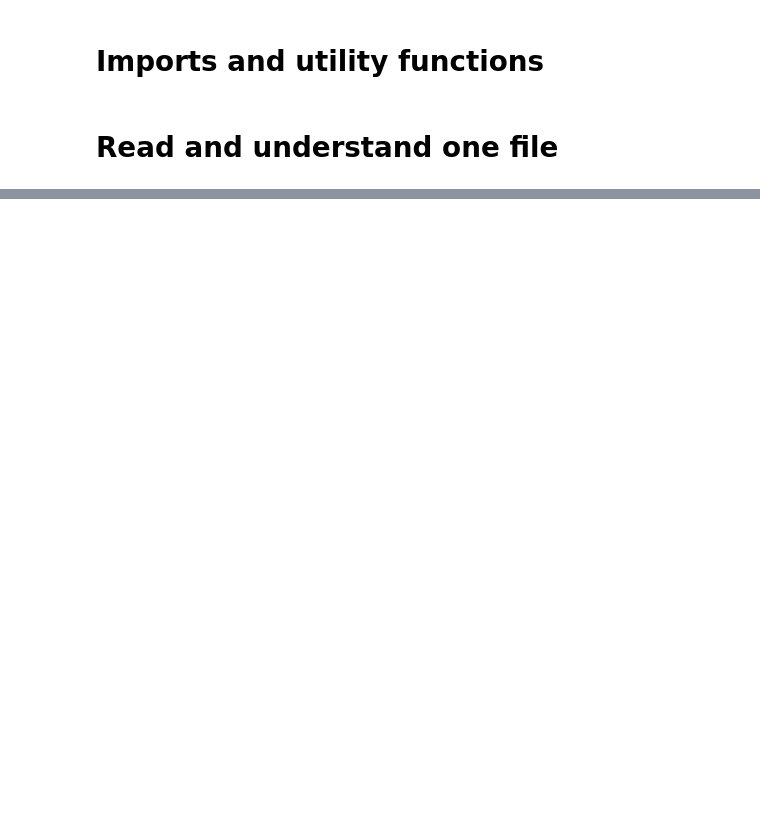
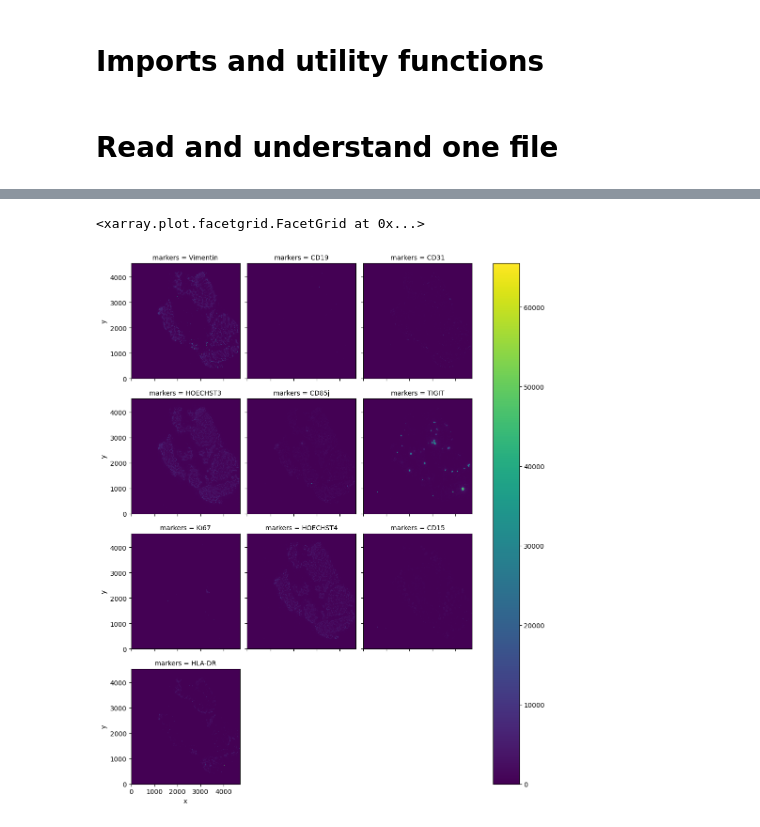
Before and after one commit to yakirr/uc-analysis, a Jupyter notebook: 0.uc-dimreduce.ipynb, the cells around one changed output, grey strips where cells are left out. Cells and saved outputs as stored; diff of their text form; code cells hidden in the pictures; blank space fills up the shorter version.

```diff
--- a/0.uc-dimreduce.ipynb
+++ b/0.uc-dimreduce.ipynb
@@ -37,0 +51,8 @@ import xml.etree.ElementTree as ET
+# %%
+# convert file to xarray DataArray with 3 dimensions: y, x, and marker, datatype can be uint16
+
+pixels_array_df = xr.DataArray(np.reshape(pixels_array, newshape = (80, 4536, 4704)).transpose(1, 2, 0),
+                               dims = ("y", "x", "markers"),
+                               coords = {"y": np.arange(4536, dtype = np.uint16),
+                                         "x": np.arange(4704, dtype = np.uint16),
+                                         'markers': markers})
@@ -37,0 +82,8 @@ import xml.etree.ElementTree as ET
+# %%
+# once in xarray data format, use plot(col='marker') function to make a plot that's faceted by marker
+# (but do it for only a subset of the 80 markers o/w will take forever)
+test = pixels_array_df.sel(markers=markers[5:15])
+test.plot(col = 'markers', col_wrap = 3)
+# %% [output]
+<xarray.plot.facetgrid.FacetGrid at 0x...>
+[figure, added]
```
Also changed, not shown: parts of 12 cells of this notebook.
